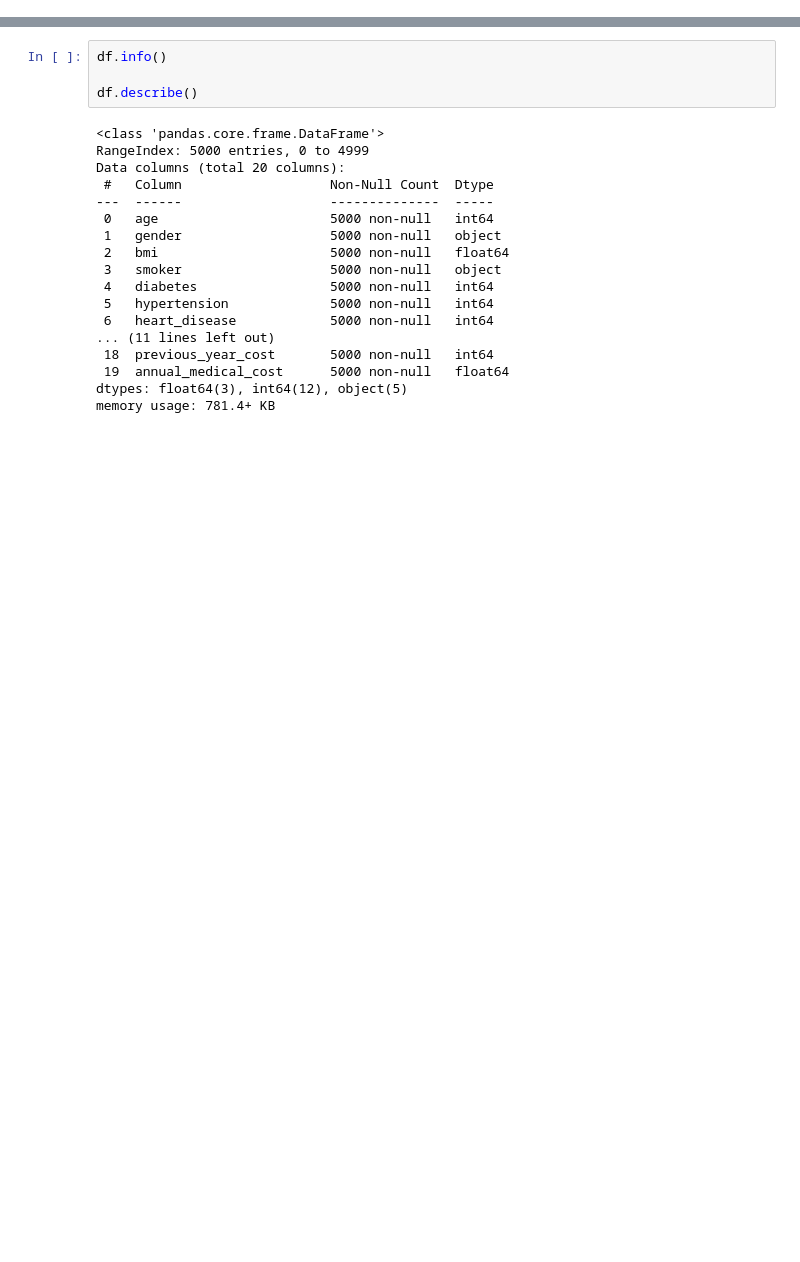
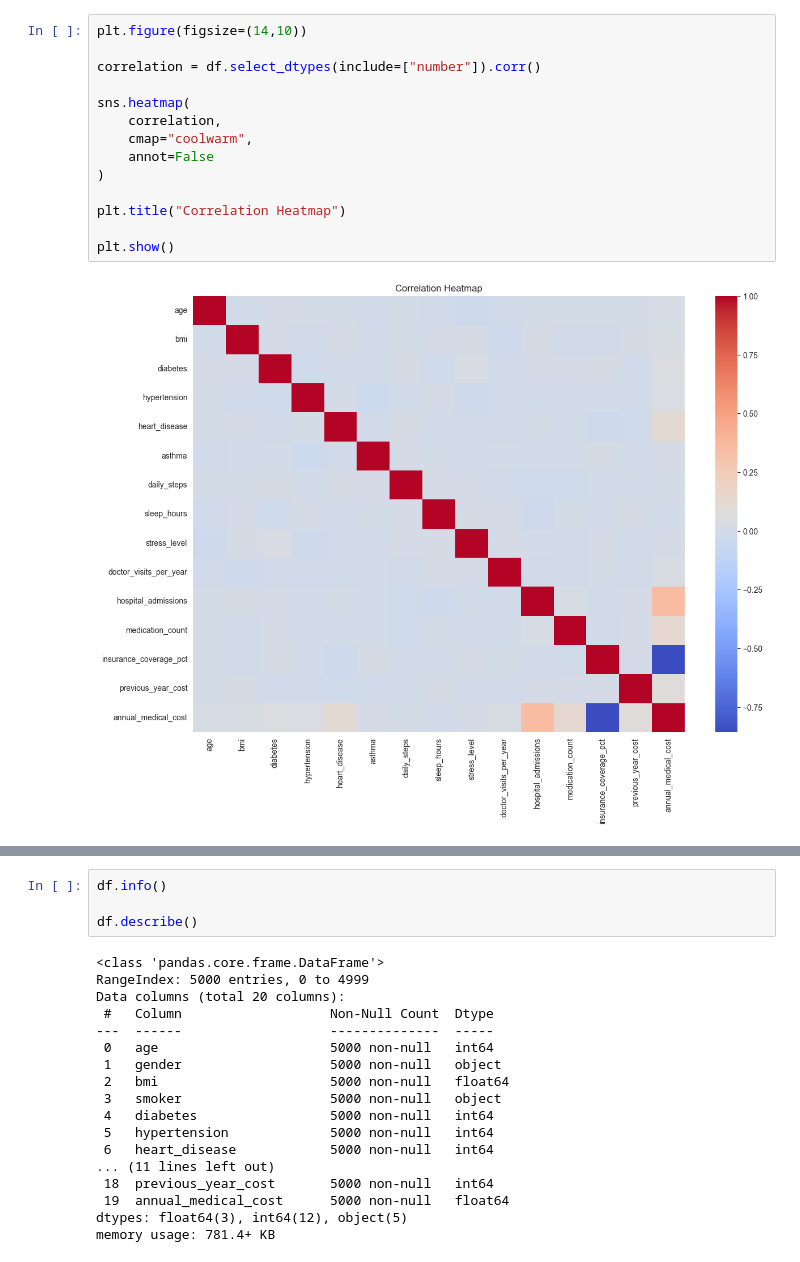
Before and after one commit to JeremyRevaldoLP/Machine-Learning-Regression-Prediksi-Biaya-Medis-Tahunan-Pasien, a Jupyter notebook: model.ipynb, the cells around one changed output, grey strips where cells are left out. Drawn from its saved outputs; the diff is of its cells as text; blank space fills up the shorter version.

```diff
--- a/model.ipynb
+++ b/model.ipynb
@@ -24,0 +68,16 @@ FileNotFoundError: [Errno 2] No such file or directory: '../data/medical_cost_pr
+# %%
+plt.figure(figsize=(14,10))
+
+correlation = df.select_dtypes(include=["number"]).corr()
+
+sns.heatmap(
+    correlation,
+    cmap="coolwarm",
+    annot=False
+)
+
+plt.title("Correlation Heatmap")
+
+plt.show()
+# %% [output]
+[figure, added]
```
Also changed, not shown: parts of 8 cells of this notebook, 3 other files.
